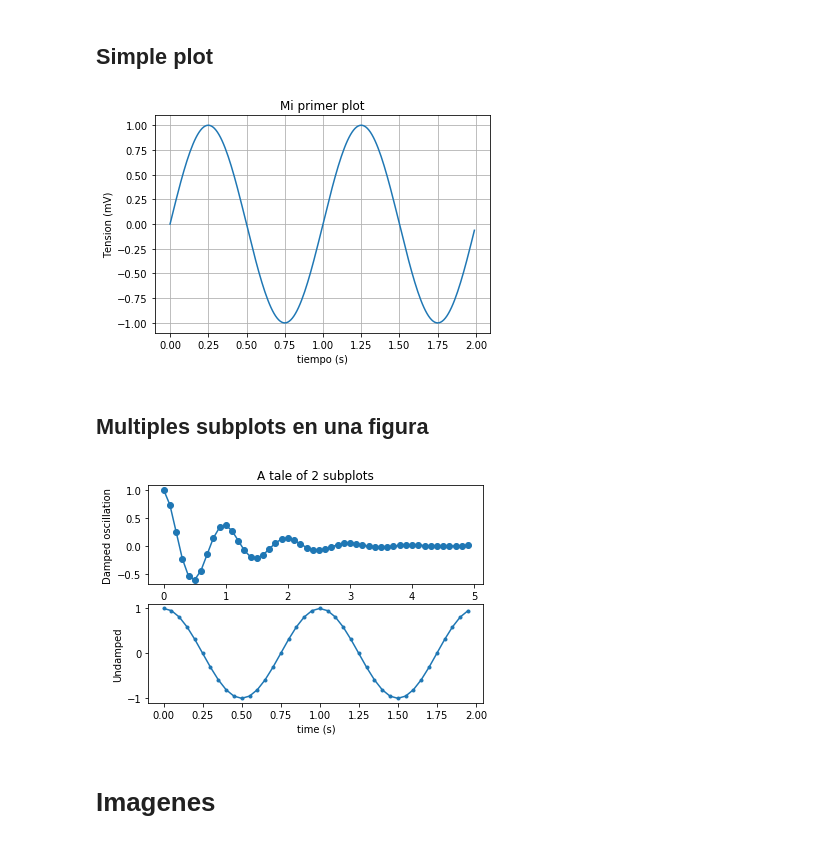
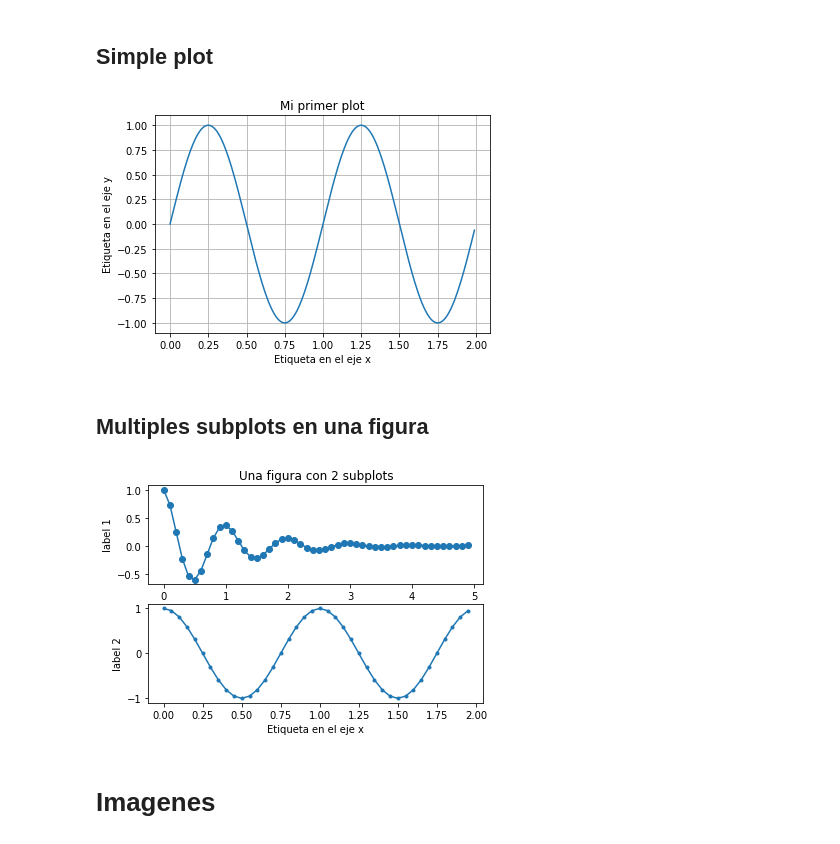
Before and after one commit to juan-pineda/Curso_computacion_cientifica, a Jupyter notebook: 02-Data-visualization/Data_Visualization.ipynb, the cells around one changed output. Drawn from its saved outputs; the diff is of its cells as text; code cells hidden in the pictures.

```diff
--- a/02-Data-visualization/Data_Visualization.ipynb
+++ b/02-Data-visualization/Data_Visualization.ipynb
@@ -15,38 +15,38 @@ t = np.arange(0.0, 2.0, 0.01)             # np.arange(inicio,fin,paso)
 y = np.sin(2 * np.pi * t)
 
 # Plotting los datos
-plt.xlabel('tiempo (s)')
-plt.ylabel('Tension (mV)')
+plt.xlabel('Etiqueta en el eje x')
+plt.ylabel('Etiqueta en el eje y')
 plt.title('Mi primer plot')
-plt.grid()
+plt.grid()                                # poner grilla
 plt.plot(t,y)
 plt.show()
 # %% [output]
-[figure, old version]
+[figure, new version]
 # %% [markdown]
 ## Multiples subplots en una figura
 # %%
 # Funcion 1
-x1 = np.arange(0.0, 5.0, 0.1)             # np.arange(inicio,fin,paso)
+x1 = np.arange(0.0, 5.0, 0.1)               # np.arange(inicio,fin,paso)
 y1 = np.cos(2 * np.pi * x1) * np.exp(-x1)
 
-# Funcion 1
+# Funcion 2
 x2 = np.arange(0.0, 2.0, 0.05)
 y2 = np.cos(2 * np.pi * x2)
 
-plt.subplot(2, 1, 1)
+plt.subplot(2, 1, 1)                        # plt.subplot(# de filas, # de columnas, plot)
 plt.plot(x1, y1, 'o-')
-plt.title('A tale of 2 subplots')
-plt.ylabel('Damped oscillation')
+plt.title('Una figura con 2 subplots')
+plt.ylabel('label 1')
 
 plt.subplot(2, 1, 2)
 plt.plot(x2, y2, '.-')
-plt.xlabel('time (s)')
-plt.ylabel('Undamped')
+plt.xlabel('Etiqueta en el eje x')
+plt.ylabel('label 2')
 
 plt.show()
 # %% [output]
-[figure, old version]
+[figure, new version]
 # %% [markdown]
 # Imagenes
 # %% [markdown]
```
Also changed, not shown: parts of 10 cells of this notebook, 1 other file.
